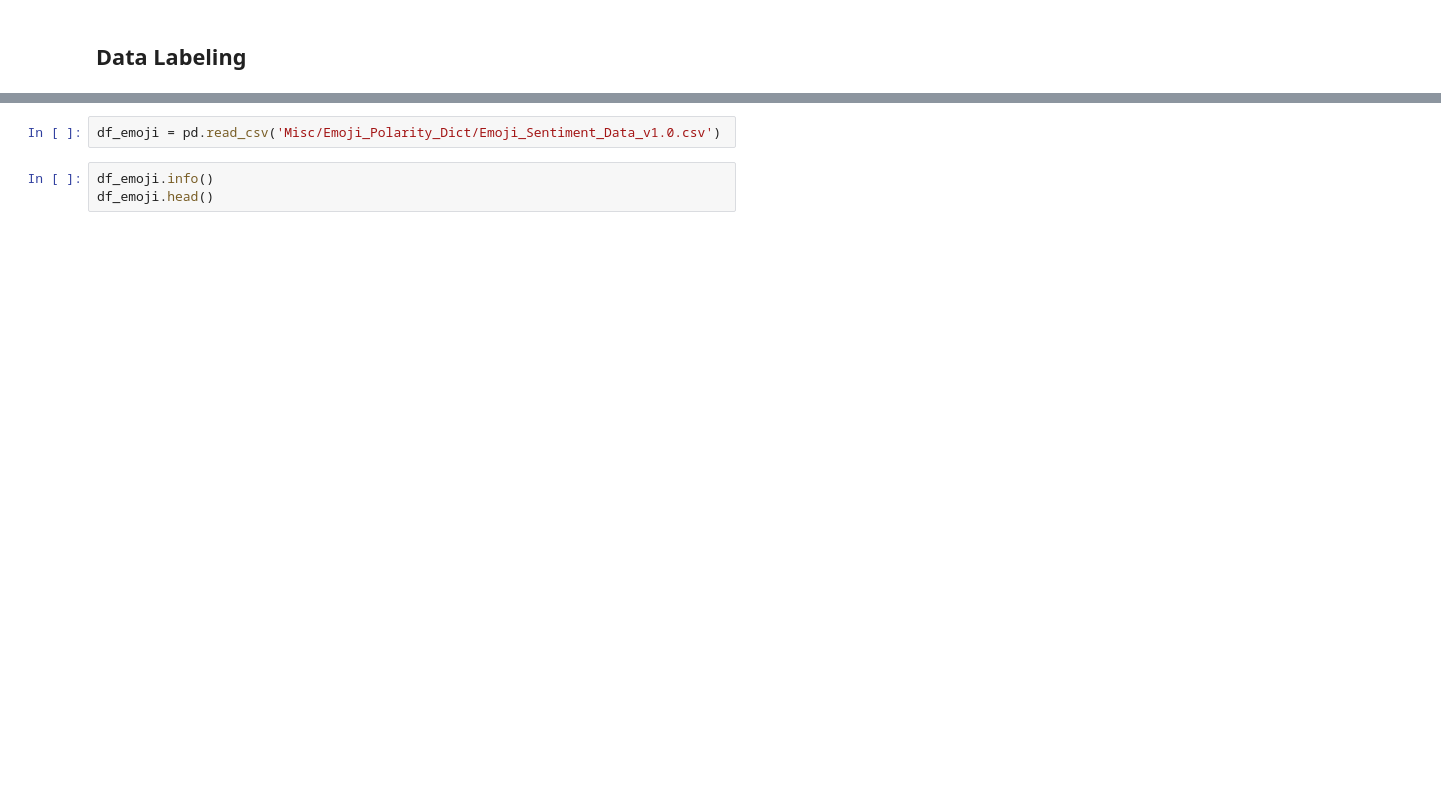
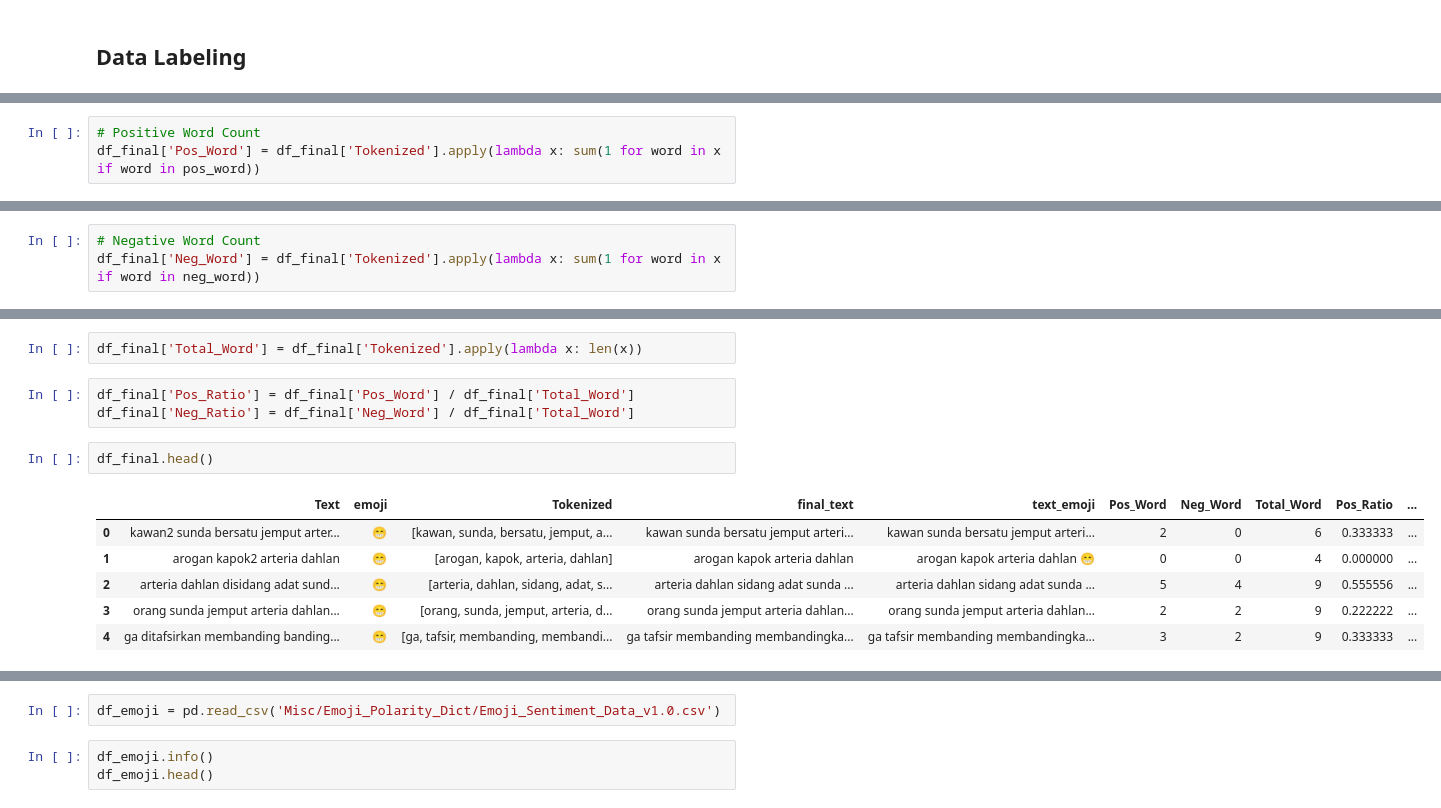
Before and after one commit to CarakaMuhamadRahman/Sarcasm-Detection-Model---Skripsi, a Jupyter notebook: DataPreprocessing_&_Labelling.ipynb, the cells around one changed output, grey strips where cells are left out. Drawn from its saved outputs; the diff is of its cells as text; blank space fills up the shorter version.

```diff
--- a/DataPreprocessing_&_Labelling.ipynb
+++ b/DataPreprocessing_&_Labelling.ipynb
@@ -1655,0 +2276,3 @@ df_republik['text_emoji'][2]
+# %%
+# Positive Word Count
+df_final['Pos_Word'] = df_final['Tokenized'].apply(lambda x: sum(1 for word in x if word in pos_word))
@@ -1655,0 +2288,3 @@ df_republik['text_emoji'][2]
+# %%
+# Negative Word Count
+df_final['Neg_Word'] = df_final['Tokenized'].apply(lambda x: sum(1 for word in x if word in neg_word))
@@ -1655,0 +2300,14 @@ df_republik['text_emoji'][2]
+# %%
+df_final['Total_Word'] = df_final['Tokenized'].apply(lambda x: len(x))
+# %%
+df_final['Pos_Ratio'] = df_final['Pos_Word'] / df_final['Total_Word']
+df_final['Neg_Ratio'] = df_final['Neg_Word'] / df_final['Total_Word']
+# %%
+df_final.head()
+# %% [output]
+|  | Text | emoji | Tokenized | final_text | text_emoji | Pos_Word | Neg_Word | Total_Word | Pos_Ratio | ... |
+| 0 | kawan2 sunda bersatu jemput arter... | 😁 | [kawan, sunda, bersatu, jemput, a... | kawan sunda bersatu jemput arteri... | kawan sunda bersatu jemput arteri... | 2 | 0 | 6 | 0.333333 | ... |
+| 1 | arogan kapok2 arteria dahlan | 😁 | [arogan, kapok, arteria, dahlan] | arogan kapok arteria dahlan | arogan kapok arteria dahlan 😁 | 0 | 0 | 4 | 0.000000 | ... |
+| 2 | arteria dahlan disidang adat sund... | 😁 | [arteria, dahlan, sidang, adat, s... | arteria dahlan sidang adat sunda ... | arteria dahlan sidang adat sunda ... | 5 | 4 | 9 | 0.555556 | ... |
+| 3 | orang sunda jemput arteria dahlan... | 😁 | [orang, sunda, jemput, arteria, d... | orang sunda jemput arteria dahlan... | orang sunda jemput arteria dahlan... | 2 | 2 | 9 | 0.222222 | ... |
+| 4 | ga ditafsirkan membanding banding... | 😁 | [ga, tafsir, membanding, membandi... | ga tafsir membanding membandingka... | ga tafsir membanding membandingka... | 3 | 2 | 9 | 0.333333 | ... |
```
Also changed, not shown: parts of 185 cells of this notebook, 3 other files.
